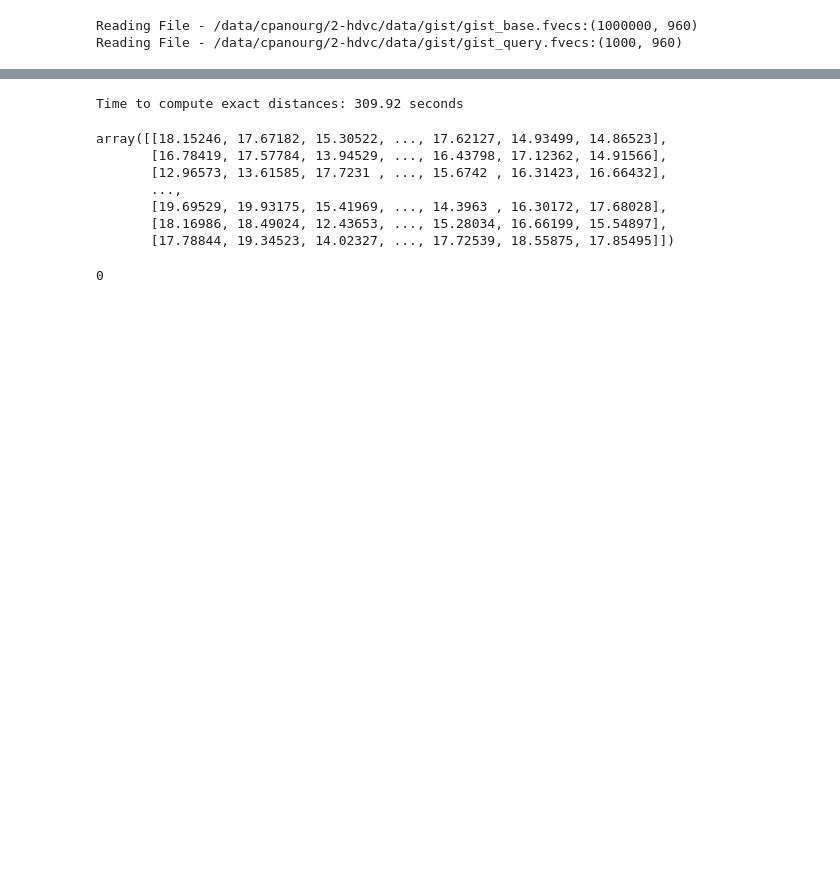
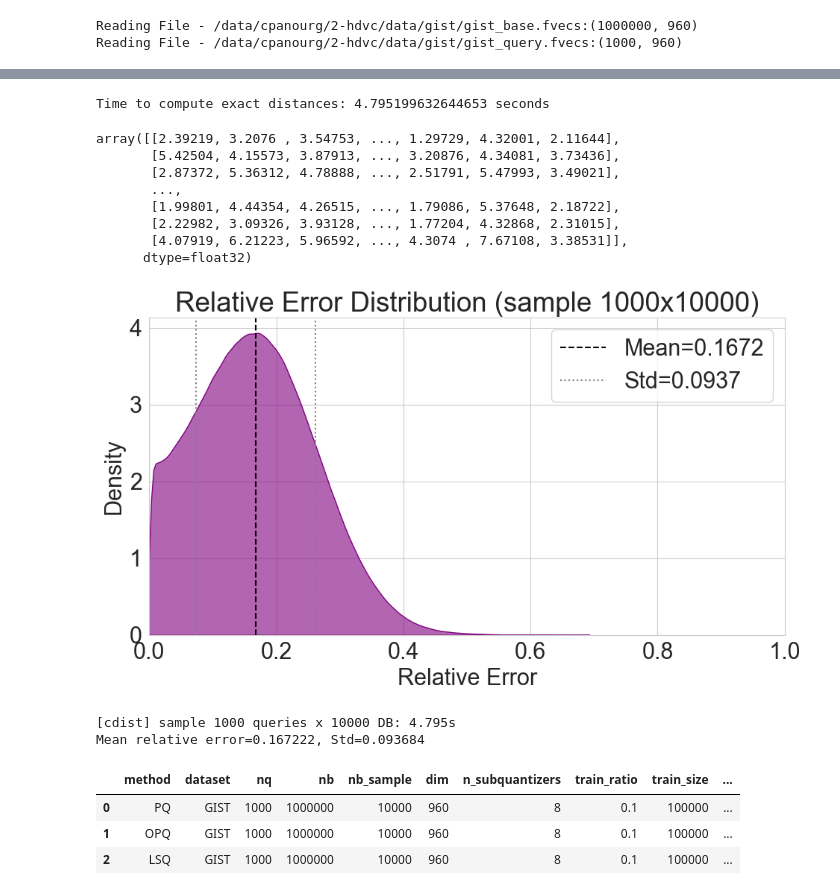
Before and after one commit to Hendrix8/hdvc, a Jupyter notebook: notebooks/3-LSQpp.ipynb, the cells around one changed output, grey strips where cells are left out. Saved outputs shown, nothing was run; the diff lists cells and outputs as text; code cells hidden in the pictures; blank space fills up the shorter version.

```diff
--- a/notebooks/3-LSQpp.ipynb
+++ b/notebooks/3-LSQpp.ipynb
@@ -84,22 +121,51 @@ Time to compute approx distances: 5.56 seconds
 # %%
-start = time.time()
-exact_dists = cdist(db, qr, metric='euclidean')
-end = time.time()
-exact_dist_time = np.round(end - start, 2)
-print(f"Time to compute exact distances: {exact_dist_time} seconds")
+
+# Exact distances with cdist
+t0 = time.time()
+exact_sample = cdist(qr_sample, db_sample, metric="sqeuclidean").astype(np.float32)
+cdist_time = time.time() - t0
+time.time() - t0
+print(f"Time to compute exact distances: {cdist_time} seconds")
 # %% [output]
-Time to compute exact distances: 309.92 seconds
+Time to compute exact distances: 4.795199632644653 seconds
 # %%
-np.sqrt(approx_dists)
+exact_sample
 # %% [output]
-array([[18.15246, 17.67182, 15.30522, ..., 17.62127, 14.93499, 14.86523],
-       [16.78419, 17.57784, 13.94529, ..., 16.43798, 17.12362, 14.91566],
-       [12.96573, 13.61585, 17.7231 , ..., 15.6742 , 16.31423, 16.66432],
+array([[2.39219, 3.2076 , 3.54753, ..., 1.29729, 4.32001, 2.11644],
+       [5.42504, 4.15573, 3.87913, ..., 3.20876, 4.34081, 3.73436],
+       [2.87372, 5.36312, 4.78888, ..., 2.51791, 5.47993, 3.49021],
        ...,
-       [19.69529, 19.93175, 15.41969, ..., 14.3963 , 16.30172, 17.68028],
-       [18.16986, 18.49024, 12.43653, ..., 15.28034, 16.66199, 15.54897],
-       [17.78844, 19.34523, 14.02327, ..., 17.72539, 18.55875, 17.85495]])
+       [1.99801, 4.44354, 4.26515, ..., 1.79086, 5.37648, 2.18722],
+       [2.22982, 3.09326, 3.93128, ..., 1.77204, 4.32868, 2.31015],
+       [4.07919, 6.21223, 5.96592, ..., 4.3074 , 7.67108, 3.38531]],
+      dtype=float32)
 # %%
-lsq.
+
+plt.rcParams['font.family'] = 'serif'
+sns.set_style("whitegrid")
+# Relative errors
+rel_error = np.abs(all_distances - exact_sample) / (exact_sample + 1e-12)
+rel_error.astype(np.float32).tofile('/data/cpanourg/2-hdvc/results/pq/rel_error.bin')
+mean_rel, std_rel = rel_error.mean(), rel_error.std()
+
+# Plot KDE of relative errors
+rel_error_flat = rel_error.ravel()
+plt.figure(figsize=(10, 6))
+plt.xlim(0, 1)
+sns.kdeplot(rel_error_flat, fill=True, color="purple", alpha=0.6)
+plt.axvline(mean_rel, linestyle="--", color="black", label=f"Mean={mean_rel:.4f}")
+plt.axvline(mean_rel-std_rel, linestyle=":", color="grey")
+plt.axvline(mean_rel+std_rel, linestyle=":", color="grey", label=f"Std={std_rel:.4f}")
+plt.title(f"Relative Error Distribution (sample {len(q_idx)}x{len(db_idx)})")
+plt.xlabel("Relative Error")
+plt.ylabel("Density")
+plt.legend()
+plt.tight_layout()
+plt.show()
+
+print(f"[cdist] sample {len(q_idx)} queries x {len(db_idx)} DB: {cdist_time:.3f}s")
+print(f"Mean relative error={mean_rel:.6f}, Std={std_rel:.6f}")
 # %% [output]
+[figure, added]
-0
+[cdist] sample 1000 queries x 10000 DB: 4.795s
+Mean relative error=0.167222, Std=0.093684
@@ -105,0 +202,9 @@ lsq.
+# %%
+import pandas as pd
+
+pd.read_csv("/data/cpanourg/2-hdvc/results/adc_vs_exact_eval.csv").round(4)
+# %% [output]
+|  | method | dataset | nq | nb | nb_sample | dim | n_subquantizers | train_ratio | train_size | ... |
+| 0 | PQ | GIST | 1000 | 1000000 | 10000 | 960 | 8 | 0.1 | 100000 | ... |
+| 1 | OPQ | GIST | 1000 | 1000000 | 10000 | 960 | 8 | 0.1 | 100000 | ... |
+| 2 | LSQ | GIST | 1000 | 1000000 | 10000 | 960 | 8 | 0.1 | 100000 | ... |
```
Also changed, not shown: parts of 9 cells of this notebook, 3 other files.
